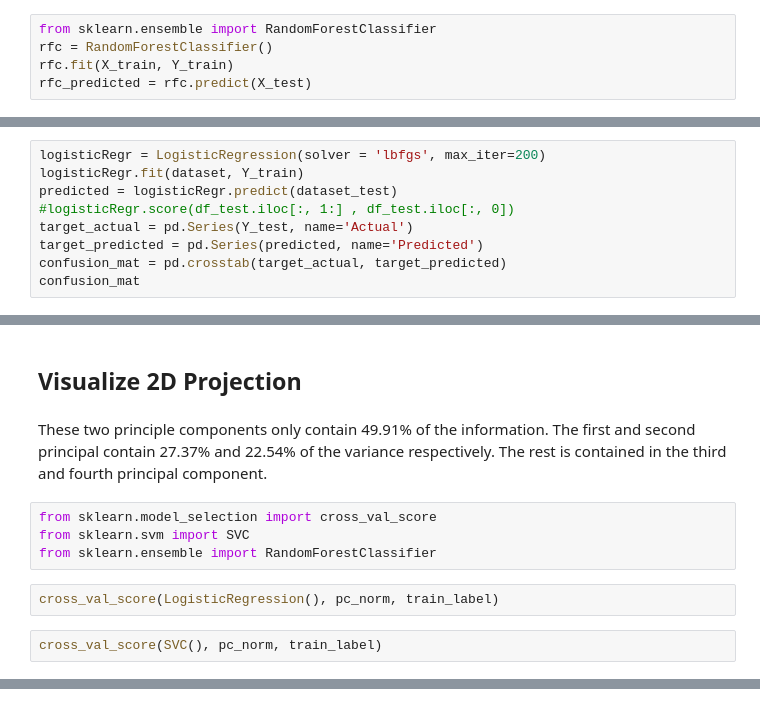
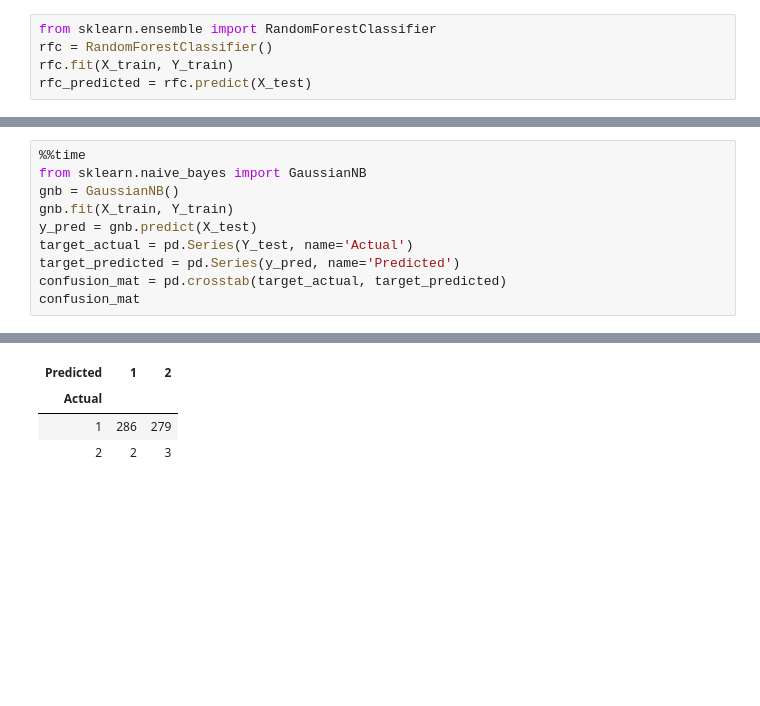
Before and after one commit to nikderi/Projects, a Jupyter notebook: projectone.ipynb, the cells around one changed output, grey strips where cells are left out. Drawn from its saved outputs; the diff is of its cells as text; blank space fills up the shorter version.

Commit message:
Added ensemble method

```diff
--- a/projectone.ipynb
+++ b/projectone.ipynb
@@ -702,9 +671,0 @@ pc_num = pca.n_components
-# %%
-logisticRegr = LogisticRegression(solver = 'lbfgs', max_iter=200)
-logisticRegr.fit(dataset, Y_train)
-predicted = logisticRegr.predict(dataset_test)
-#logisticRegr.score(df_test.iloc[:, 1:] , df_test.iloc[:, 0])
-target_actual = pd.Series(Y_test, name='Actual')
-target_predicted = pd.Series(predicted, name='Predicted')
-confusion_mat = pd.crosstab(target_actual, target_predicted)
-confusion_mat
@@ -1049,12 +672,11 @@ df_confusion
-# %% [markdown]
-## Visualize 2D Projection
-# %% [markdown]
-These two principle components only contain 49.91% of the information. The first and second principal contain 27.37% and 22.54% of the variance respectively. The rest is contained in the third and fourth principal component.
-# %%
-from sklearn.model_selection import cross_val_score
-from sklearn.svm import SVC
-from sklearn.ensemble import RandomForestClassifier
-# %%
-cross_val_score(LogisticRegression(), pc_norm, train_label)
-# %%
-cross_val_score(SVC(), pc_norm, train_label)
+# %%
+%%time
+from sklearn.naive_bayes import GaussianNB
+gnb = GaussianNB()
+gnb.fit(X_train, Y_train)
+y_pred = gnb.predict(X_test)
+target_actual = pd.Series(Y_test, name='Actual')
+target_predicted = pd.Series(y_pred, name='Predicted')
+confusion_mat = pd.crosstab(target_actual, target_predicted)
+confusion_mat
+# %% [output]
@@ -1060,0 +684,4 @@ cross_val_score(SVC(), pc_norm, train_label)
+| Predicted | 1 | 2 |
+| Actual |  |  |
+| 1 | 286 | 279 |
+| 2 | 2 | 3 |
```
Also changed, not shown: parts of 97 cells of this notebook.
